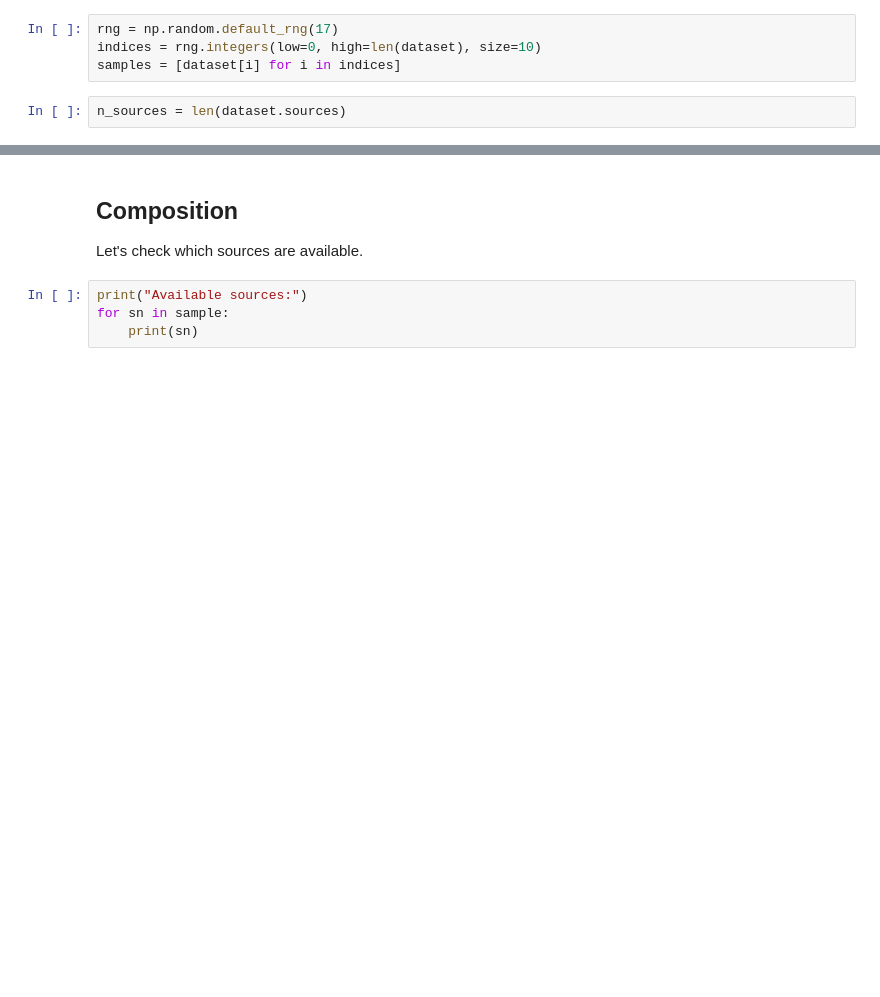
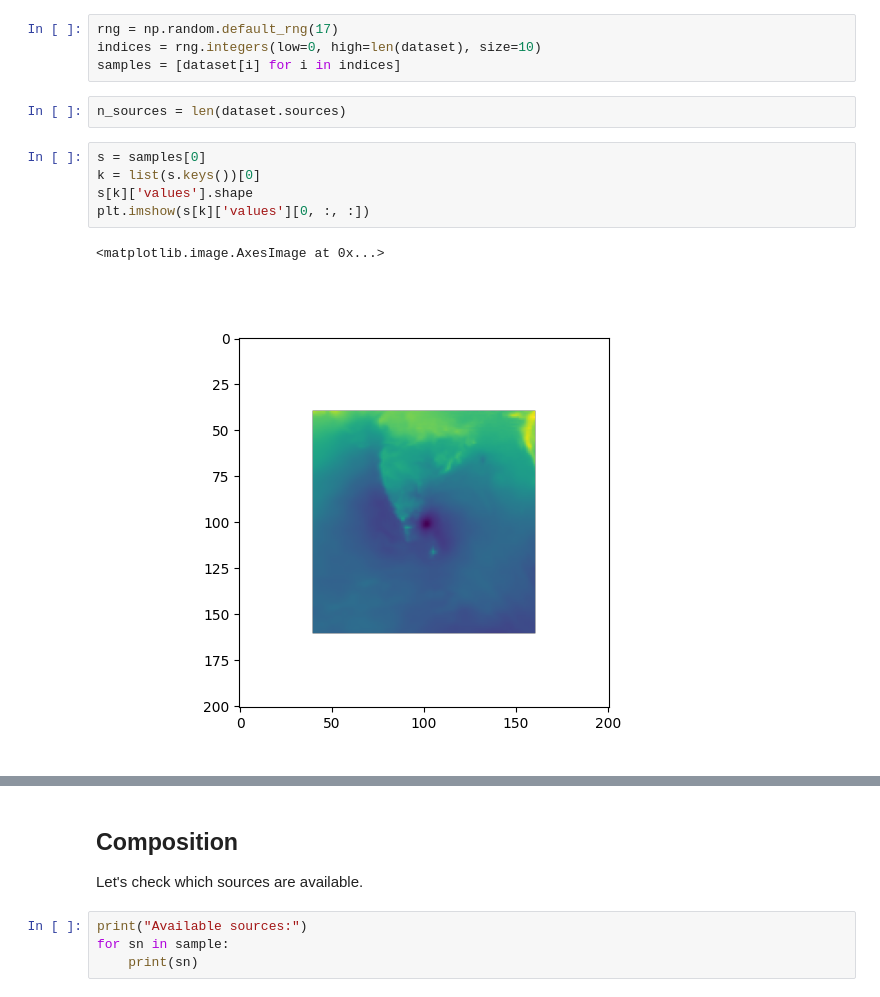
Before and after one commit to dauvillc/tc_multi_sources, a Jupyter notebook: notebooks/preprocessed.ipynb, the cells around one changed output, grey strips where cells are left out. Cells and saved outputs as stored; diff of their text form; blank space fills up the shorter version.

```diff
--- a/notebooks/preprocessed.ipynb
+++ b/notebooks/preprocessed.ipynb
@@ -73,6 +67,14 @@ indices = rng.integers(low=0, high=len(dataset), size=10)
 samples = [dataset[i] for i in indices]
 # %%
 n_sources = len(dataset.sources)
+# %%
+s = samples[0]
+k = list(s.keys())[0]
+s[k]['values'].shape
+plt.imshow(s[k]['values'][0, :, :])
+# %% [output]
+<matplotlib.image.AxesImage at 0x...>
+[figure, added]
 # %%
 fig, axes = plt.subplots(nrows=len(samples), ncols=n_sources, figsize=(15, 10))
 
```
Also changed, not shown: parts of 13 cells of this notebook, 3 other files.
